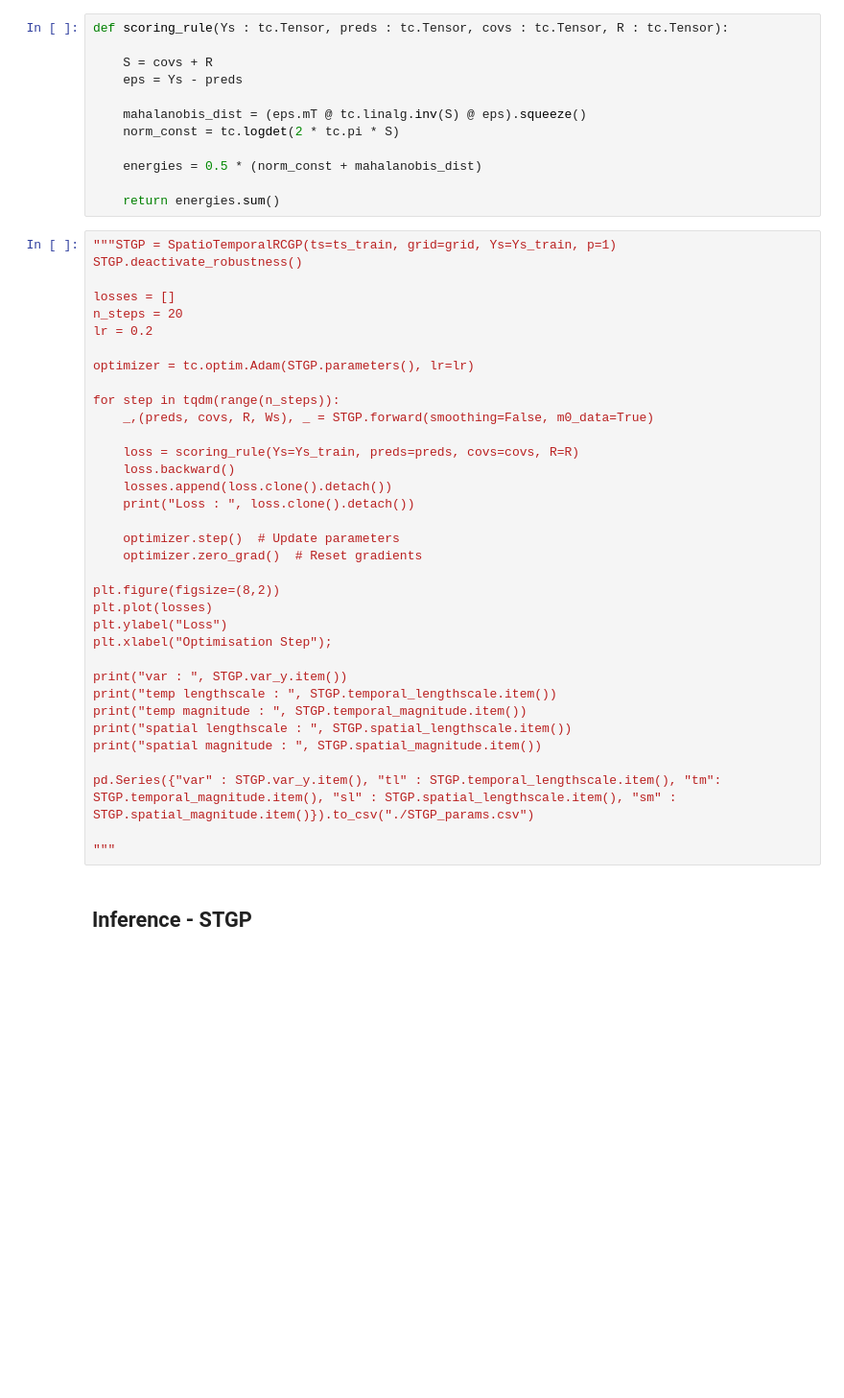
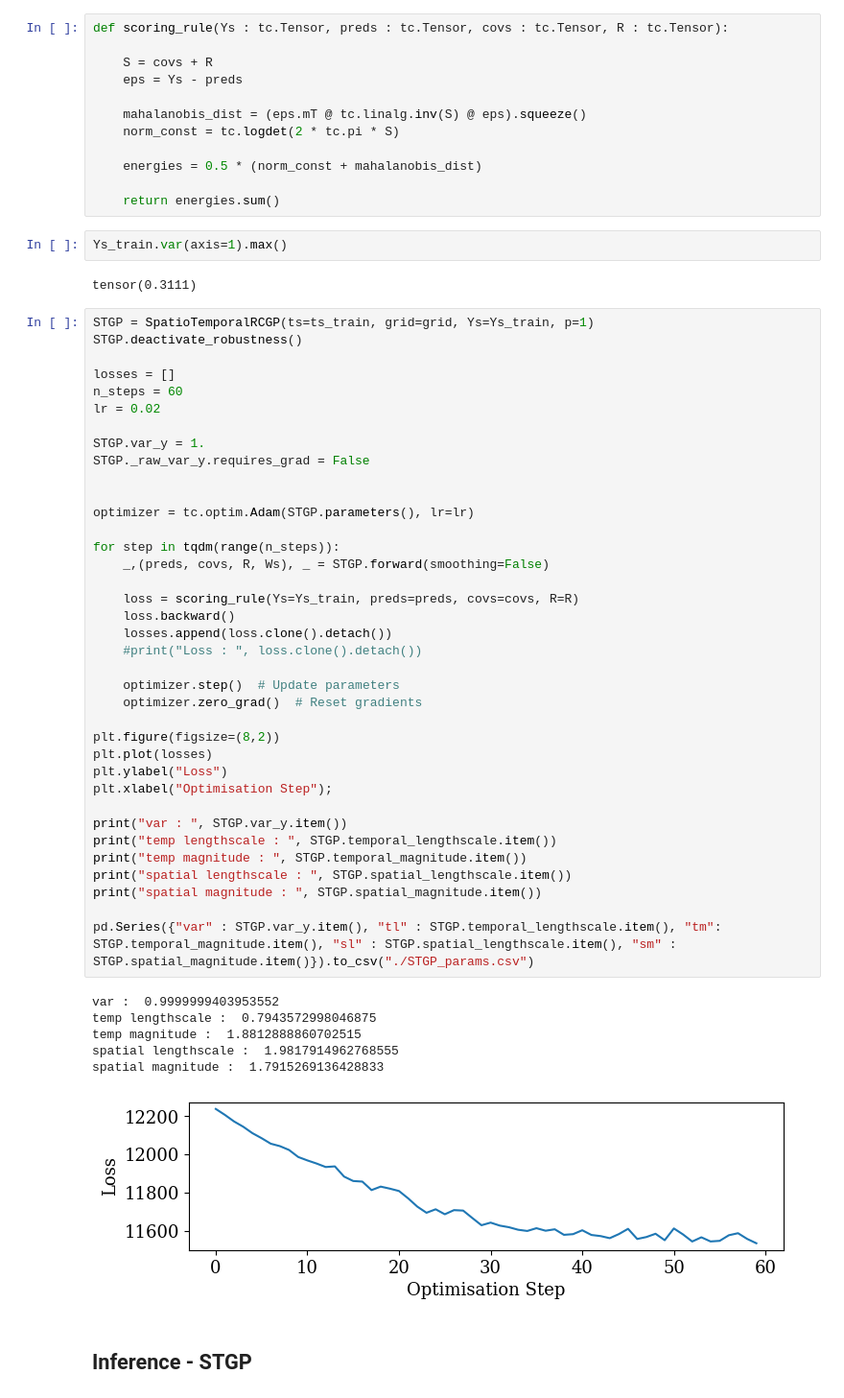
Before and after one commit to williamlaplante/ST-RCGP, a Jupyter notebook: experiments/weather-forecasting/model-fitting.ipynb, the cells around one changed output. Shown at 96% size. Drawn from its saved outputs; the diff is of its cells as text; blank space fills up the shorter version.

```diff
--- a/experiments/weather-forecasting/model-fitting.ipynb
+++ b/experiments/weather-forecasting/model-fitting.ipynb
@@ -218,41 +218,54 @@ def scoring_rule(Ys : tc.Tensor, preds : tc.Tensor, covs : tc.Tensor, R : tc.Ten
     energies = 0.5 * (norm_const + mahalanobis_dist)
 
     return energies.sum()
+# %%
+Ys_train.var(axis=1).max()
+# %% [output]
+tensor(0.3111)
 # %%
-"""STGP = SpatioTemporalRCGP(ts=ts_train, grid=grid, Ys=Ys_train, p=1)
+STGP = SpatioTemporalRCGP(ts=ts_train, grid=grid, Ys=Ys_train, p=1)
 STGP.deactivate_robustness()
 
 losses = []
-n_steps = 20
-lr = 0.2
+n_steps = 60
+lr = 0.02
+
+STGP.var_y = 1.
+STGP._raw_var_y.requires_grad = False
+
 
 optimizer = tc.optim.Adam(STGP.parameters(), lr=lr)
 
 for step in tqdm(range(n_steps)):
-    _,(preds, covs, R, Ws), _ = STGP.forward(smoothing=False, m0_data=True)
+    _,(preds, covs, R, Ws), _ = STGP.forward(smoothing=False)
 
     loss = scoring_rule(Ys=Ys_train, preds=preds, covs=covs, R=R)
     loss.backward()
     losses.append(loss.clone().detach())
-    print("Loss : ", loss.clone().detach())
+    #print("Loss : ", loss.clone().detach())
 
     optimizer.step()  # Update parameters
     optimizer.zero_grad()  # Reset gradients
 
 plt.figure(figsize=(8,2))
 plt.plot(losses)
 plt.ylabel("Loss")
 plt.xlabel("Optimisation Step");
 
 print("var : ", STGP.var_y.item())
 print("temp lengthscale : ", STGP.temporal_lengthscale.item())
 print("temp magnitude : ", STGP.temporal_magnitude.item())
 print("spatial lengthscale : ", STGP.spatial_lengthscale.item())
 print("spatial magnitude : ", STGP.spatial_magnitude.item())
 
 pd.Series({"var" : STGP.var_y.item(), "tl" : STGP.temporal_lengthscale.item(), "tm": STGP.temporal_magnitude.item(), "sl" : STGP.spatial_lengthscale.item(), "sm" : STGP.spatial_magnitude.item()}).to_csv("./STGP_params.csv")
-
-"""
+# %% [output]
+var :  0.9999999403953552
+temp lengthscale :  0.7943572998046875
+temp magnitude :  1.8812888860702515
+spatial lengthscale :  1.9817914962768555
+spatial magnitude :  1.7915269136428833
+[figure, added]
 # %% [markdown]
 ## Inference - STGP
 # %%
```
Also changed, not shown: parts of 10 cells of this notebook, 1 other file.
